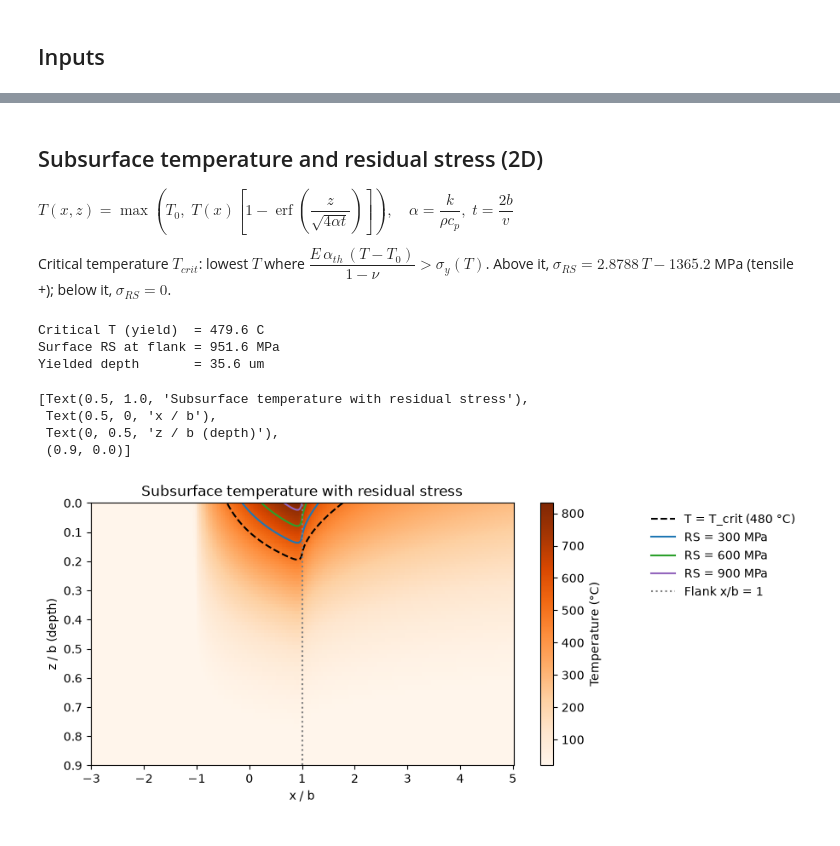
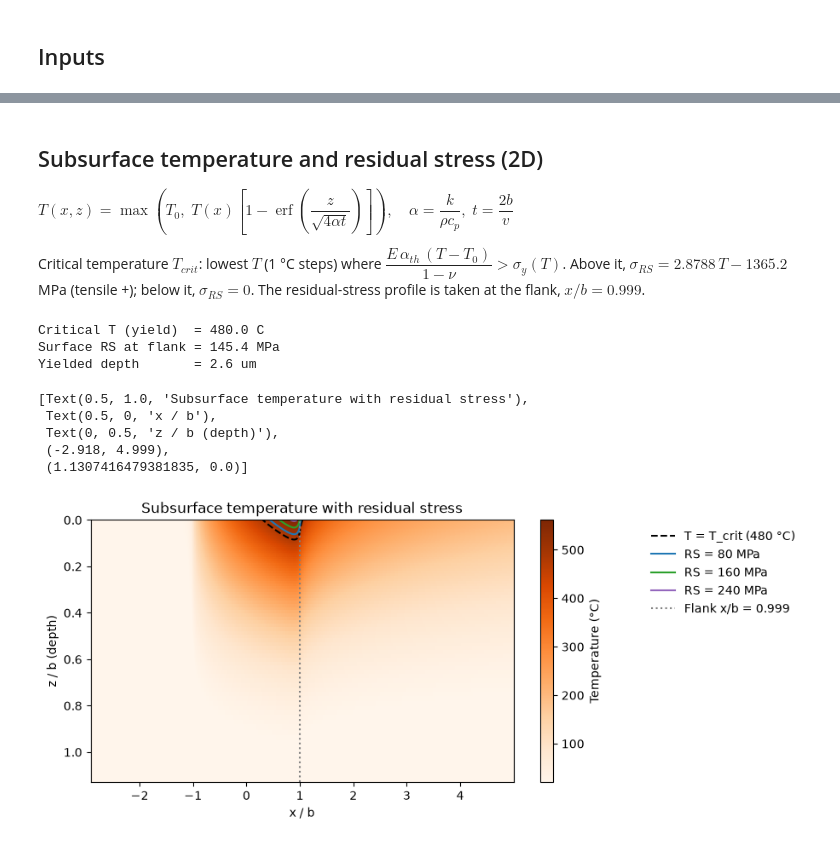
Before and after one commit to Ixiandesign/ME699_Cutting_Model, a Jupyter notebook: cutting_model.ipynb, the cells around one changed output, grey strips where cells are left out. Drawn from its saved outputs; the diff is of its cells as text; code cells hidden in the pictures.

```diff
--- a/cutting_model.ipynb
+++ b/cutting_model.ipynb
@@ -42,0 +16,16 @@ Fixed-point iteration with damping $T_{guess} \leftarrow (\Delta T + T_{guess})/
+# %%
+v_m_min = 120.0  # cutting speed (m/min); sheet range 6-300
+h_mm    = 0.05   # feed / uncut chip thickness (mm); sheet range up to 0.12
+w_mm    = 3.0    # width of cut (mm)
+
+# Sheet constants
+consts = Constants(
+    shear_angle_deg=35.0,
+    rake_angle_deg=0.0,
+    clearance_angle_deg=5.0,
+    edge_radius_um=10.0,
+    a_low=0.95,    # calibration factor, Pe < 5
+    a_high=0.90,   # calibration factor, Pe > 5
+)
+T_init = initial_guess()      # initial temperature guess (deg C): halfway between ambient and melting
+T_crit_speed = T_CRIT_SPEED   # Tc used for the critical speed (deg C)
@@ -42,0 +36,4 @@ Fixed-point iteration with damping $T_{guess} \leftarrow (\Delta T + T_{guess})/
+# %%
+s = solve(v_m_min, h_mm, w_mm, consts, T_init)
+r = s.row
+print(f"Fc = {r.Fc:.1f} N")
@@ -92,39 +107,46 @@ Peak at x/b = 0.91
 
 $T(x, z) = \max\!\left(T_0,\; T(x)\left[1 - \operatorname{erf}\!\left(\dfrac{z}{\sqrt{4\alpha t}}\right)\right]\right),\quad \alpha = \dfrac{k}{\rho c_p},\; t = \dfrac{2b}{v}$
 
-Critical temperature $T_{crit}$: lowest $T$ where $\dfrac{E\,\alpha_{th}\,(T - T_0)}{1-\nu} > \sigma_y(T)$. Above it, $\sigma_{RS} = 2.8788\,T - 1365.2$ MPa (tensile +); below it, $\sigma_{RS} = 0$.
+Critical temperature $T_{crit}$: lowest $T$ (1 °C steps) where $\dfrac{E\,\alpha_{th}\,(T - T_0)}{1-\nu} > \sigma_y(T)$. Above it, $\sigma_{RS} = 2.8788\,T - 1365.2$ MPa (tensile +); below it, $\sigma_{RS} = 0$. The residual-stress profile is taken at the flank, $x/b = 0.999$.
 # %%
-X = np.linspace(-3.0, 5.0, 300)
-Z = 4.0 * np.linspace(0.0, 1.0, 200) ** 2   # fine near the surface, where RS lives
-r2 = solve_2d(v_m_min, Fc, w_mm, b_um, T0, x_over_b=X, z_over_b=Z)
-Tc = r2.T_critical_C
-rs_field = residual_stress(r2.T_field_C, Tc)
-yielded = r2.z_over_b[r2.residual_stress_MPa > 0]
+Tc = s.T_critical_C
+rs_field = residual_stress(s.T_field_C, Tc)
+yielded = s.z_over_b[s.residual_stress_MPa > 0]
 
 print(f"Critical T (yield)  = {Tc:.1f} C")
-print(f"Surface RS at flank = {r2.residual_stress_MPa[0]:.1f} MPa")
-print(f"Yielded depth       = {yielded.max() * b_um if yielded.size else 0:.1f} um")
+print(f"Surface RS at flank = {s.residual_stress_MPa[0]:.1f} MPa")
+print(f"Yielded depth       = {yielded.max() * r.b * 1e6 if yielded.size else 0:.1f} um")
+
+# crop to where the field is noticeably above ambient
+rise = s.T_field_C - s.T_field_C.min()
+hot = rise > 0.02 * rise.max()
+x_hot, z_hot = s.x_over_b[hot.any(axis=0)], s.z_over_b[hot.any(axis=1)]
+pad = max(0.3 * (x_hot.max() - x_hot.min()), 0.5)
+x_lo, x_hi = max(x_hot.min() - pad, s.x_over_b[0]), min(x_hot.max() + pad, s.x_over_b[-1])
+z_hi = min(max(1.3 * z_hot.max(), 0.15), s.z_over_b[-1])
 
 fig, ax = plt.subplots(figsize=(8, 4))
-mesh = ax.pcolormesh(X, Z, r2.T_field_C, cmap="Oranges", shading="auto")
+mesh = ax.pcolormesh(s.x_over_b, s.z_over_b, s.T_field_C, cmap="Oranges", shading="auto")
 fig.colorbar(mesh, ax=ax, label="Temperature (°C)")
 if rs_field.max() > 0:
-    ax.contour(X, Z, r2.T_field_C, levels=[Tc], colors="k", linestyles="dashed")
+    ax.contour(s.x_over_b, s.z_over_b, s.T_field_C, levels=[Tc], colors="k", linestyles="dashed")
     ax.plot([], [], "k--", label=f"T = T_crit ({Tc:.0f} °C)")
     for color, level in zip(["C0", "C2", "C4", "C9"], MaxNLocator(4).tick_values(0, rs_field.max())[1:-1]):
-        ax.contour(X, Z, rs_field, levels=[level], colors=[color])
+        ax.contour(s.x_over_b, s.z_over_b, rs_field, levels=[level], colors=[color])
         ax.plot([], [], color=color, label=f"RS = {level:.0f} MPa")
-ax.axvline(1.0, color="gray", ls=":")
-ax.plot([], [], ":", color="gray", label="Flank x/b = 1")
+ax.axvline(s.flank_x_over_b, color="gray", ls=":")
+ax.plot([], [], ":", color="gray", label=f"Flank x/b = {s.flank_x_over_b:g}")
 ax.legend(loc="upper left", bbox_to_anchor=(1.3, 1.0), frameon=False)
-ax.set(title="Subsurface temperature with residual stress", xlabel="x / b", ylabel="z / b (depth)", ylim=(0.9, 0))
+ax.set(title="Subsurface temperature with residual stress", xlabel="x / b", ylabel="z / b (depth)",
+       xlim=(x_lo, x_hi), ylim=(z_hi, 0))
 # %% [output]
-Critical T (yield)  = 479.6 C
-Surface RS at flank = 951.6 MPa
-Yielded depth       = 35.6 um
+Critical T (yield)  = 480.0 C
+Surface RS at flank = 145.4 MPa
+Yielded depth       = 2.6 um
 [Text(0.5, 1.0, 'Subsurface temperature with residual stress'),
  Text(0.5, 0, 'x / b'),
  Text(0, 0.5, 'z / b (depth)'),
- (0.9, 0.0)]
+ (-2.918, 4.999),
+ (1.1307416479381835, 0.0)]
-[figure, old version]
+[figure, new version]
 # %%
```
Also changed, not shown: parts of 17 cells of this notebook, 4 other files.
